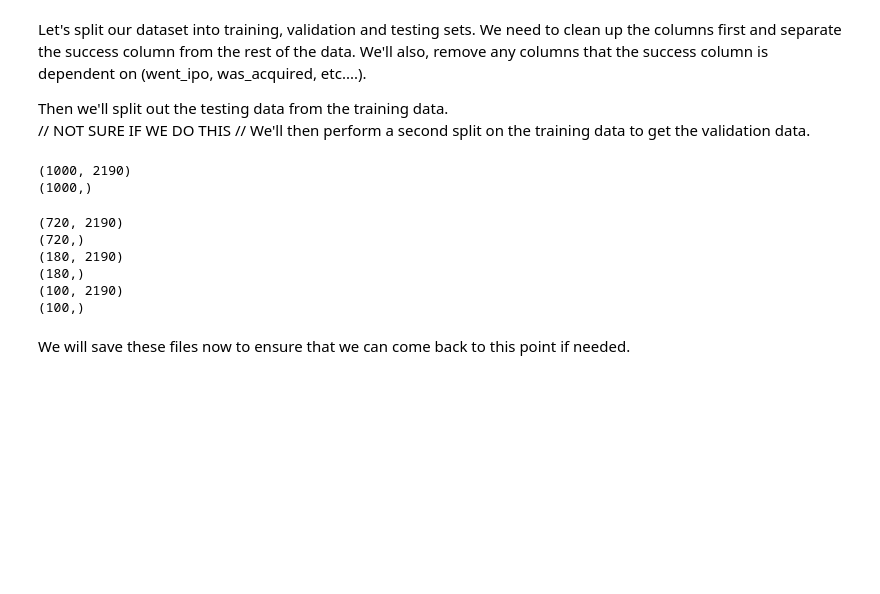
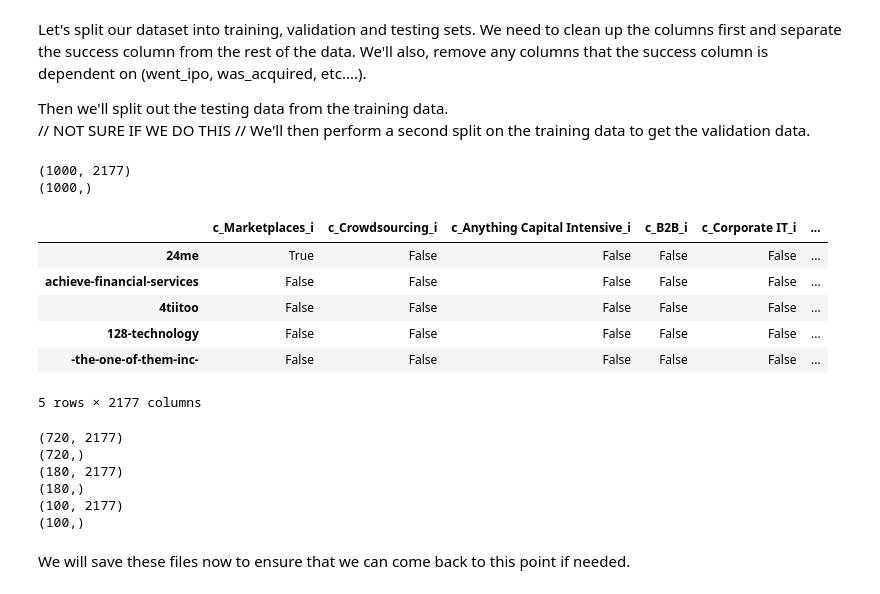
Before and after one commit to nicodri/CS109_crunchbase, a Jupyter notebook: EnsembleAnalysis.ipynb, the cells around one changed output. Cells and saved outputs as stored; diff of their text form; code cells hidden in the pictures; blank space fills up the shorter version.

```diff
--- a/EnsembleAnalysis.ipynb
+++ b/EnsembleAnalysis.ipynb
@@ -114,7 +114,8 @@ df['was_acquired']=df.acquired_by.map(lambda x: True if x else False)
 # %%
 df['founder_names']=df.founders.map(lambda x:[] if not x or isinstance(x,float) else [a['permalink']  for a in x])
 # %%
-df['founder_ages']= df.founders.map(lambda x:[] if not x or isinstance(x,float) else [(datetime.date.today()-datetime.date(*time.strptime(a['born_on'],'%Y-%m-%d')[:3])).days/365 for a in x if isinstance(a['born_on'],unicode)])
+df['founder_ages'] = df.founders.map(lambda x:[] if not x or isinstance(x,float) else [(datetime.date.today()-datetime.date(*time.strptime(a['born_on'],'%Y-%m-%d')[:3])).days/365 for a in x if isinstance(a['born_on'],unicode)])
+df['founder_ages_mean'] = df.founder_ages.map(lambda x: np.mean(x) if len(x) >0 else 0)
 # %%
 df.head()
 # %% [output]
@@ -187,6 +188,7 @@ df['at_least_3_funding_rounds']=df.funding_amounts.map(lambda x: len(x) >= 3)
 print "Number of companies we consider to be a success: %s" % len(df[(df['at_least_3_funding_rounds'] == True) | (df['was_acquired'] == True) | (df['went_ipo'] == True)])
 
 df['success'] = ((df['at_least_3_funding_rounds'] == True) | (df['was_acquired'] == True) | (df['went_ipo'] == True))
+df['success'] = df.success.map(lambda x: 1 if x else 0)
 # %% [output]
 Number of companies we consider to be a success: 259
 # %% [markdown]
@@ -201,16 +203,26 @@ Then we'll split out the testing data from the training data.
 # %%
 cleandf = df.copy()
 
-# The data
-X = cleandf.drop(['success', 'at_least_3_funding_rounds', 'over_3_funding_rounds', 'was_acquired', 'went_ipo', 'funding_total', 'funding_mean', 'acquired_by', 'funding_rounds', 'investors', 'ipo', 'funding_dates', 'num_funding_rounds', 'funding_amounts'], axis=1)
+# Drop unnecessary columns
+X = cleandf.drop(['success', 'at_least_3_funding_rounds', 'over_3_funding_rounds', 'was_acquired', 'went_ipo', 'funding_total', 'funding_mean', 'acquired_by', 'funding_rounds', 'investors', 'ipo', 'funding_dates', 'num_funding_rounds', 'funding_amounts', 'categories', 'text_nouns', 'text_adjectives', 'short_description'], axis=1)
+# These columns can probably be converted to numerical form, so don't rule them out completely just yet
+X = X.drop(['acquisitions', 'board_members_and_advisors', 'competitors', 'founders', 'investments', 'offices', 'owned_by', 'headquarters', 'founder_ages', 'founder_names'], axis=1)
 print X.shape
 
 # The success column
 y = df['success']
 print y.shape
+X.head()
 # %% [output]
-(1000, 2190)
+(1000, 2177)
 (1000,)
+|  | c_Marketplaces_i | c_Crowdsourcing_i | c_Anything Capital Intensive_i | c_B2B_i | c_Corporate IT_i | ... |
+| 24me | True | False | False | False | False | ... |
+| achieve-financial-services | False | False | False | False | False | ... |
+| 4tiitoo | False | False | False | False | False | ... |
+| 128-technology | False | False | False | False | False | ... |
+| -the-one-of-them-inc- | False | False | False | False | False | ... |
+5 rows × 2177 columns
 # %%
 from sklearn.cross_validation import train_test_split
 # Make the train/test split
@@ -232,11 +244,11 @@ print y_validate.shape
 print X_test.shape
 print y_test.shape
 # %% [output]
-(720, 2190)
+(720, 2177)
 (720,)
-(180, 2190)
+(180, 2177)
 (180,)
-(100, 2190)
+(100, 2177)
 (100,)
 # %% [markdown]
 We will save these files now to ensure that we can come back to this point if needed.
```
Also changed, not shown: parts of 11 cells of this notebook, 6 other files.
